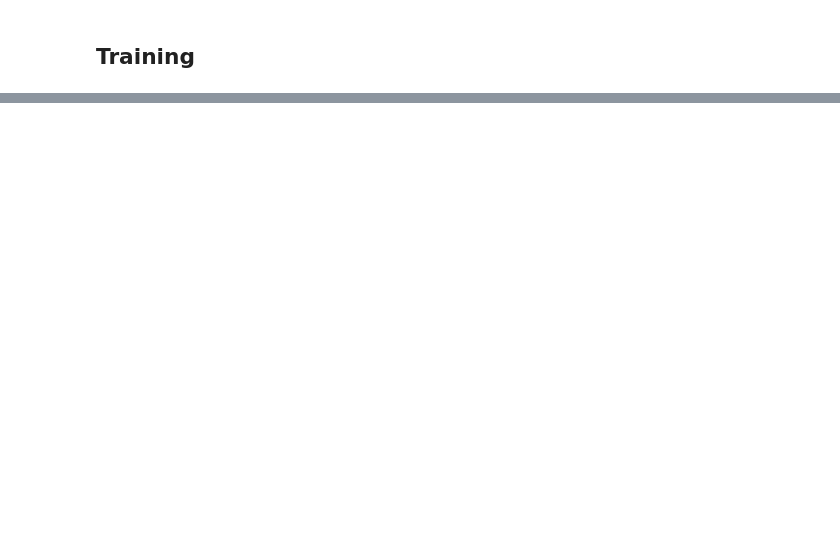
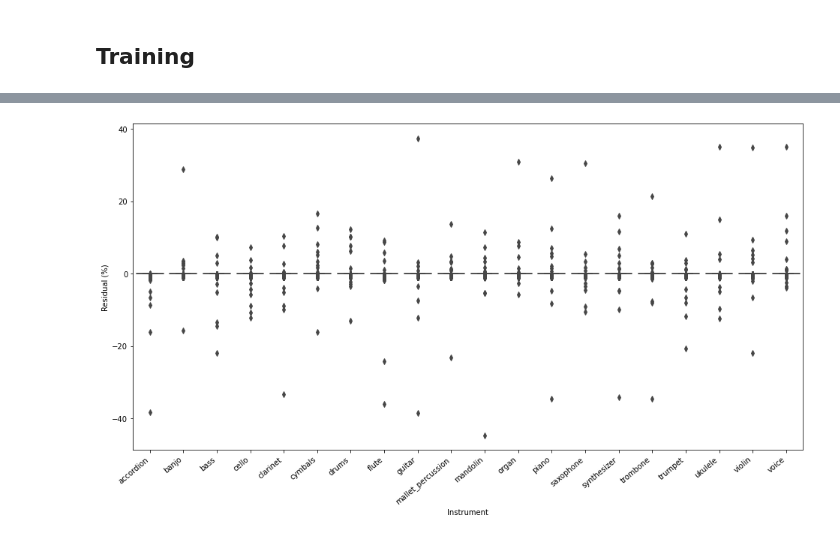
Before and after one commit to elilaird/CS83212-Advanced-Neural-Networks, a Jupyter notebook: Multi-Modal-Task/lab_3_report.ipynb, the cells around one changed output, grey strips where cells are left out. Drawn from its saved outputs; the diff is of its cells as text; code cells hidden in the pictures; blank space fills up the shorter version.

```diff
--- a/Multi-Modal-Task/lab_3_report.ipynb
+++ b/Multi-Modal-Task/lab_3_report.ipynb
@@ -354,3 +358,5 @@ test_mfccs_mean_std = np.array(test_mfccs_mean_std)
+# %%
+test_mfccs_mean_std = np.array([np.load(file, allow_pickle=True) for file in tqdm(test_npy_df['path'])])
 # %%
 mfccs_mean_std.shape
 # %% [output]
@@ -475,5 +476,6 @@ ________________________________________________________________________________
 batch_size = 16
 
 # Convert to tf data
-train_dataset = tf.data.Dataset.from_tensor_slices(({'vggish_input':x_train,'mfcc_input':mfccs_mean_std,'xvec_input':x_train}, y_train)).cache().shuffle(100).batch(batch_size).repeat()
-test_dataset = tf.data.Dataset.from_tensor_slices(({'vggish_input':x_test,'mfcc_input':test_mfccs_mean_std,'xvec_input':x_test}, y_test)).cache().shuffle(100).batch(batch_size).repeat()
+train_dataset = tf.data.Dataset.from_tensor_slices(({'vggish_input':x_train,'mfcc_input':mfccs_mean_std}, y_train)).cache().shuffle(100).batch(batch_size).repeat()
+test_dataset = tf.data.Dataset.from_tensor_slices(({'vggish_input':x_test,'mfcc_input':test_mfccs_mean_std}, y_test)).cache().shuffle(100).batch(batch_size).repeat()
+eval_dataset = tf.data.Dataset.from_tensor_slices(({'vggish_input':x_test,'mfcc_input':test_mfccs_mean_std}, y_test)).cache().batch(batch_size)
@@ -483,0 +482,23 @@ train_dataset
+# %%
+def get_residuals(model, eval_dataset):
+    predictions = model.predict(eval_dataset)
+
+    if isinstance(predictions, list):
+        predictions = np.hstack(predictions)
+
+    true_vals = test_meta_df.drop(['sample_key', 'index'], axis=1).to_numpy()
+    residuals = predictions - true_vals
+    residual_df = pd.DataFrame(residuals)
+    residual_df.columns = [class_map_int[i] for i in range(20)]
+
+    return residual_df
+
+def plot_residuals(residual_df, log=False):
+    # Long format
+    df = residual_df.melt(var_name='Instrument', value_name='Residual (%)')
+    plt.figure(figsize=(16, 8))
+    ax = sns.boxplot(x="Instrument", y="Residual (%)", data=df)
+    ax.set_xticklabels(ax.get_xticklabels(), rotation=40, ha="right")
+    if log:
+        ax.set(yscale="log")
+    plt.show()
@@ -484,13 +508,10 @@ train_dataset
 # %%
-
 callbacks = [
     ModelCheckpoint(filepath='./models/multi.h5'),
-    ReduceLROnPlateau(monitor='val_loss', factor=.1, patience=5, min_lr=1e-6),
-    EarlyStopping(patience=7)
+    ReduceLROnPlateau(monitor='val_loss', factor=.1, patience=5, min_lr=1e-6, verbose=1),
+    EarlyStopping(patience=7, restore_best_weights=True)
 ]
 
-train_steps_per_epoch = len(x_train)//batch_size + int(len(x_train)%batch_size > 0)
-val_steps_per_epoch = len(x_test)//batch_size + int(len(x_test)%batch_size > 0)
 multi_modal_nn.fit(train_dataset, validation_data=test_dataset,
                     epochs=1000, callbacks=callbacks,
                     steps_per_epoch=train_steps_per_epoch,
@@ -591,0 +548,5 @@ MSE: 0.02       MAE: 0.074
+# %%
+residual_df = get_residuals(multi_modal_nn, eval_dataset)
+plot_residuals(residual_df)
+# %% [output]
+[figure, added]
```
Also changed, not shown: parts of 34 cells of this notebook, 2 other files.
